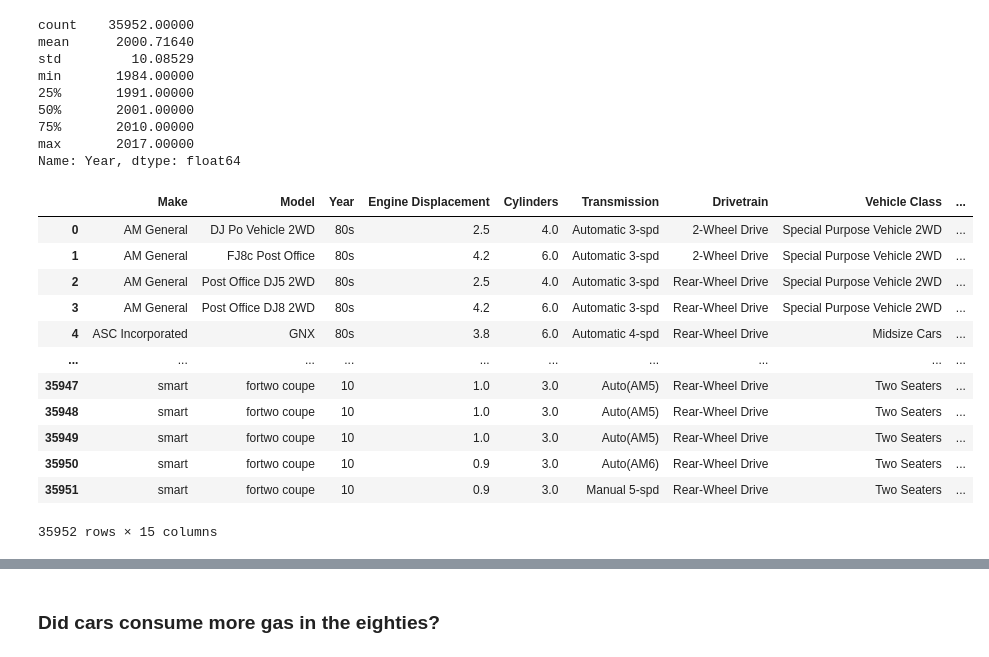
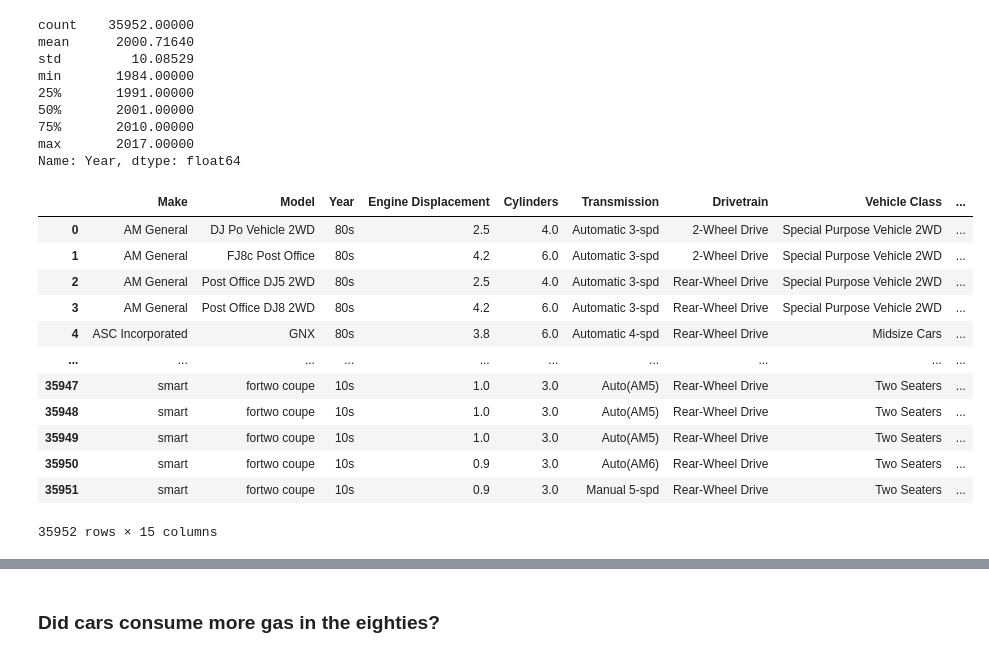
Before and after one commit to nayannaik/ironhack-lab, a Jupyter notebook: week 2/Lab_Pandas_Grouping_Data_Vehicles.ipynb, the cells around one changed output, grey strips where cells are left out. Cells and saved outputs as stored; diff of their text form; code cells hidden in the pictures.

```diff
--- a/week 2/Lab_Pandas_Grouping_Data_Vehicles.ipynb
+++ b/week 2/Lab_Pandas_Grouping_Data_Vehicles.ipynb
@@ -113,21 +112,21 @@ min       1984.00000
 max       2017.00000
 Name: Year, dtype: float64
 # %%
-labels = ['80s', '90s', '00s', '10' ]
+labels = ['80s', '90s', '00s', '10s' ]
 cars['Year'] = pd.cut(cars['Year'], bins= 4, labels = labels)
 cars
 # %% [output]
 |  | Make | Model | Year | Engine Displacement | Cylinders | Transmission | Drivetrain | Vehicle Class | ... |
 | 0 | AM General | DJ Po Vehicle 2WD | 80s | 2.5 | 4.0 | Automatic 3-spd | 2-Wheel Drive | Special Purpose Vehicle 2WD | ... |
 | 1 | AM General | FJ8c Post Office | 80s | 4.2 | 6.0 | Automatic 3-spd | 2-Wheel Drive | Special Purpose Vehicle 2WD | ... |
 | 2 | AM General | Post Office DJ5 2WD | 80s | 2.5 | 4.0 | Automatic 3-spd | Rear-Wheel Drive | Special Purpose Vehicle 2WD | ... |
 | 3 | AM General | Post Office DJ8 2WD | 80s | 4.2 | 6.0 | Automatic 3-spd | Rear-Wheel Drive | Special Purpose Vehicle 2WD | ... |
 | 4 | ASC Incorporated | GNX | 80s | 3.8 | 6.0 | Automatic 4-spd | Rear-Wheel Drive | Midsize Cars | ... |
 | ... | ... | ... | ... | ... | ... | ... | ... | ... | ... |
-| 35947 | smart | fortwo coupe | 10 | 1.0 | 3.0 | Auto(AM5) | Rear-Wheel Drive | Two Seaters | ... |
-| 35948 | smart | fortwo coupe | 10 | 1.0 | 3.0 | Auto(AM5) | Rear-Wheel Drive | Two Seaters | ... |
-| 35949 | smart | fortwo coupe | 10 | 1.0 | 3.0 | Auto(AM5) | Rear-Wheel Drive | Two Seaters | ... |
-| 35950 | smart | fortwo coupe | 10 | 0.9 | 3.0 | Auto(AM6) | Rear-Wheel Drive | Two Seaters | ... |
-| 35951 | smart | fortwo coupe | 10 | 0.9 | 3.0 | Manual 5-spd | Rear-Wheel Drive | Two Seaters | ... |
+| 35947 | smart | fortwo coupe | 10s | 1.0 | 3.0 | Auto(AM5) | Rear-Wheel Drive | Two Seaters | ... |
+| 35948 | smart | fortwo coupe | 10s | 1.0 | 3.0 | Auto(AM5) | Rear-Wheel Drive | Two Seaters | ... |
+| 35949 | smart | fortwo coupe | 10s | 1.0 | 3.0 | Auto(AM5) | Rear-Wheel Drive | Two Seaters | ... |
+| 35950 | smart | fortwo coupe | 10s | 0.9 | 3.0 | Auto(AM6) | Rear-Wheel Drive | Two Seaters | ... |
+| 35951 | smart | fortwo coupe | 10s | 0.9 | 3.0 | Manual 5-spd | Rear-Wheel Drive | Two Seaters | ... |
 35952 rows × 15 columns
 # %%
```
Also changed, not shown: parts of 14 cells of this notebook, 8 other files.
